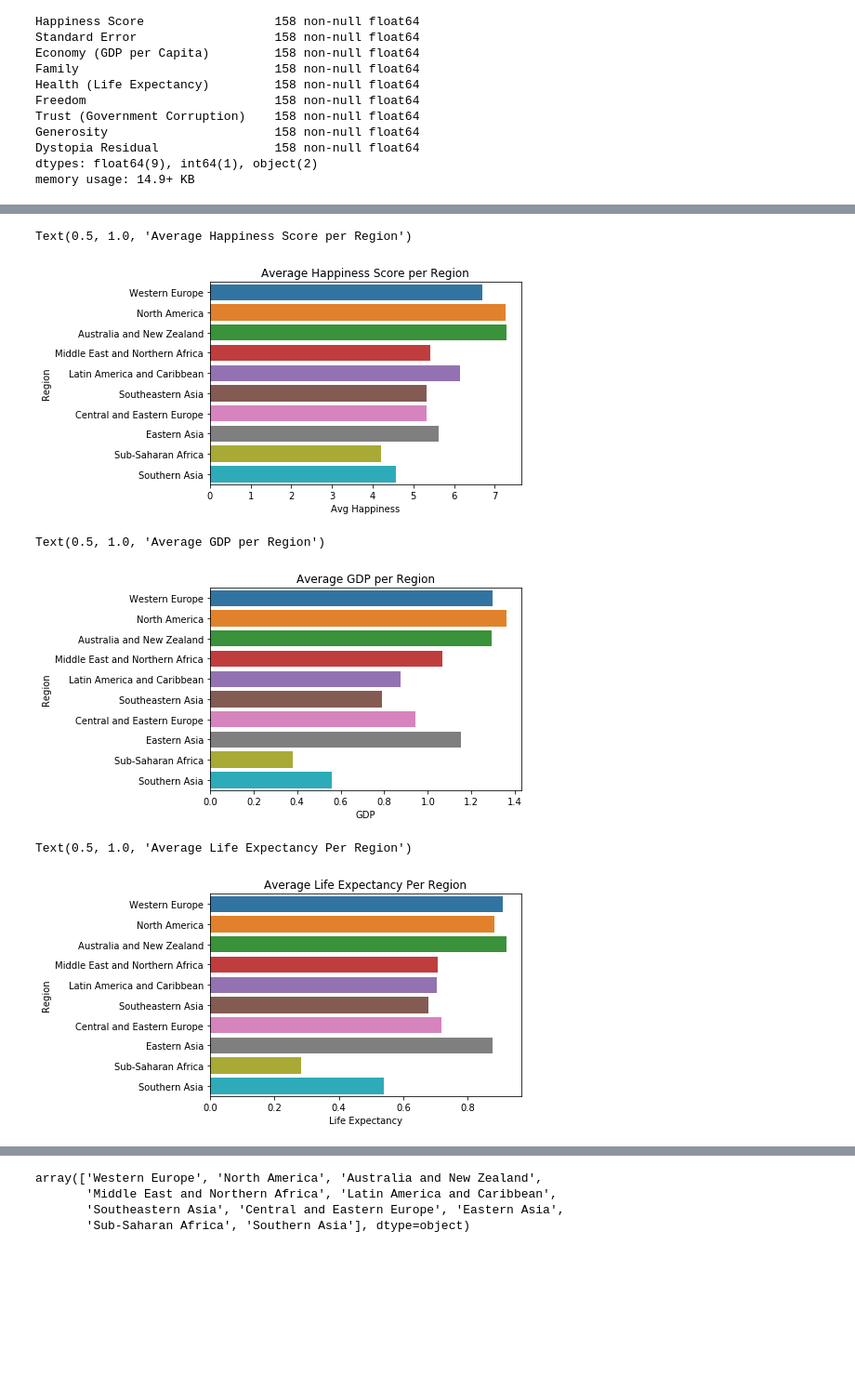
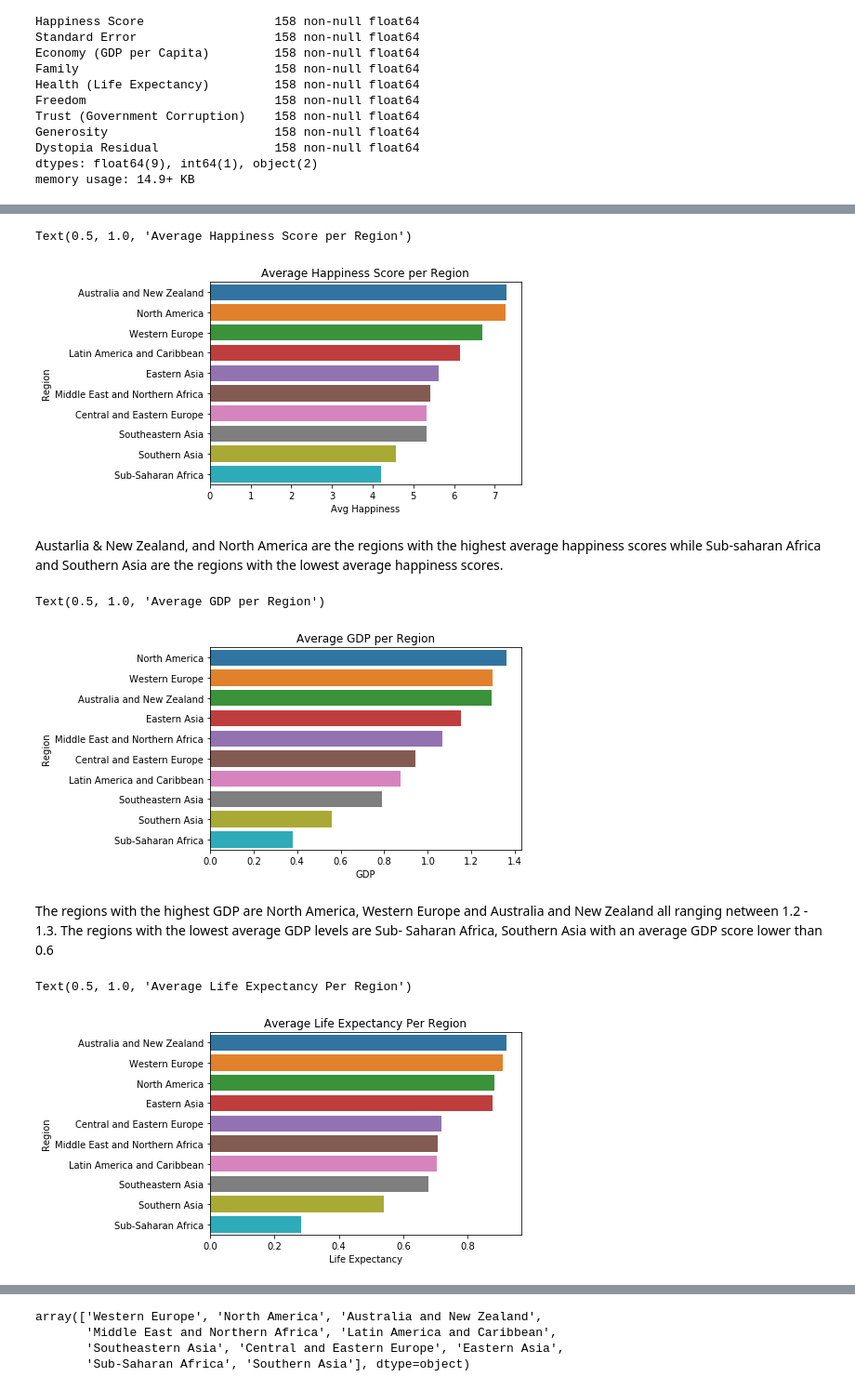
Before and after one commit to EugeneZnm/World-Happinesss-Report-Analysis, a Jupyter notebook: World Happiness Analysis.ipynb, the cells around one changed output, grey strips where cells are left out. Shown at 93% size. Drawn from its saved outputs; the diff is of its cells as text; code cells hidden in the pictures; blank space fills up the shorter version.

```diff
--- a/World Happiness Analysis.ipynb
+++ b/World Happiness Analysis.ipynb
@@ -71,5 +50,6 @@ print(first_5)
 # %%
-# display of mean for each region
+# display of mean for each column across regions
+
 mean_happiness={}
 mean_econ ={}
 mean_lifexp={}
@@ -100,3 +80,4 @@ for i in regions:
     mean_generosity[i]= region_generosity
     mean_family[i] = region_family
     mean_dystopia[i] = region_Dystopia
+    mean_trust[i]= region_trust_mean
@@ -103,28 +86,32 @@ for i in regions:
 # %%
 # convertion of dictionary to dataframe
 from pandas import DataFrame
-happinessmean = DataFrame(list(mean_happiness.items()), columns = ['Region', 'Avg Happiness'])
+happinessmean = DataFrame(list(mean_happiness.items()), columns = ['Region', 'Avg Happiness']).sort_values('Avg Happiness', ascending=False)
 avghappiness = sns.barplot(y='Region', x='Avg Happiness', data=happinessmean)
 plt.title('Average Happiness Score per Region')
 
 # happinessmean.plot(x='Region', y='Happiness', kind='barh', title='Average Happiness Score Per Region', xlim=(0,10))
 # %% [output]
 Text(0.5, 1.0, 'Average Happiness Score per Region')
-[figure, old version]
+[figure, new version]
+# %% [markdown]
+Austarlia & New Zealand, and North America are the regions with the highest average happiness scores while Sub-saharan Africa and Southern Asia are the regions with the lowest average happiness scores.
 # %%
-GDPmean = DataFrame(list(mean_econ.items()), columns = ['Region', 'GDP'])
+GDPmean = DataFrame(list(mean_econ.items()), columns = ['Region', 'GDP']).sort_values('GDP', ascending=False)
 # GDPmean.plot(x='Region', y='GDP', kind='barh', title='Average GDP per Region', xlim=(0, 2))
 GDPavg = sns.barplot(y='Region', x='GDP', data=GDPmean)
 plt.title('Average GDP per Region')
 # %% [output]
 Text(0.5, 1.0, 'Average GDP per Region')
-[figure, old version]
+[figure, new version]
+# %% [markdown]
+The regions with the highest GDP are North America, Western Europe and Australia and New Zealand all ranging netween 1.2 - 1.3. The regions with the lowest average GDP levels are Sub- Saharan Africa, Southern Asia with an average GDP score lower than 0.6
 # %%
-LifeExp = DataFrame(list(mean_lifexp.items()), columns = ['Region', 'Life Expectancy'])
+LifeExp = DataFrame(list(mean_lifexp.items()), columns = ['Region', 'Life Expectancy']).sort_values('Life Expectancy', ascending=False)
 # LifeExp.plot(x='Region', y='Life Expectancy', kind='barh', title='Average Life Expectancy per Region', xlim=(0, 1))
 
 LifeExpec = sns.barplot(data = LifeExp, x='Life Expectancy', y= 'Region')
 plt.title('Average Life Expectancy Per Region')
 # %% [output]
 Text(0.5, 1.0, 'Average Life Expectancy Per Region')
-[figure, old version]
+[figure, new version]
```
Also changed, not shown: parts of 61 cells of this notebook.
